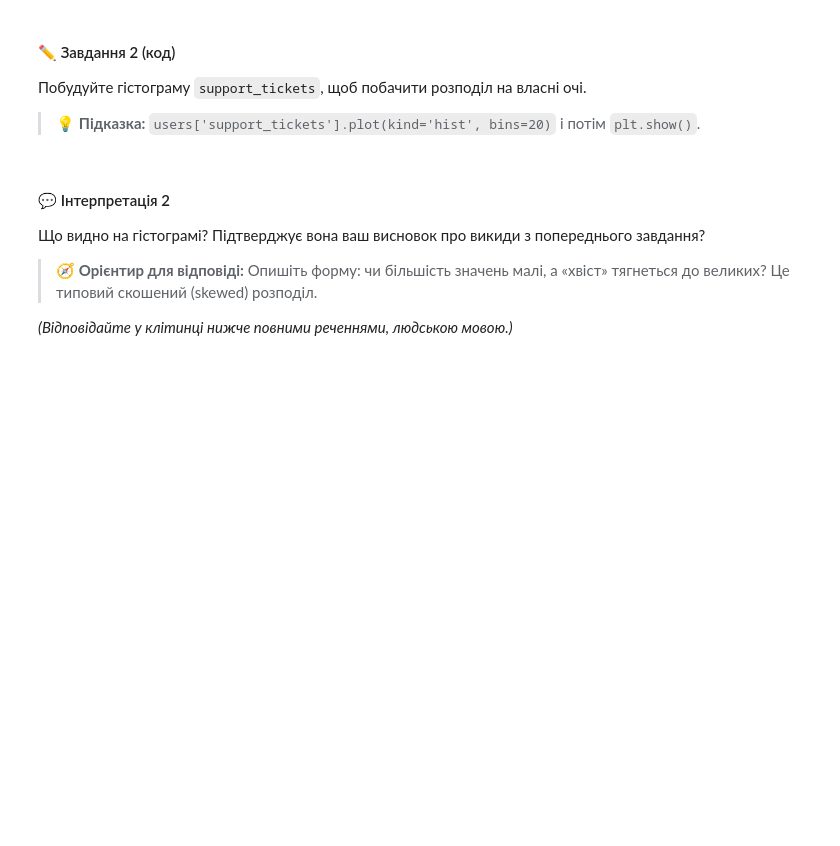
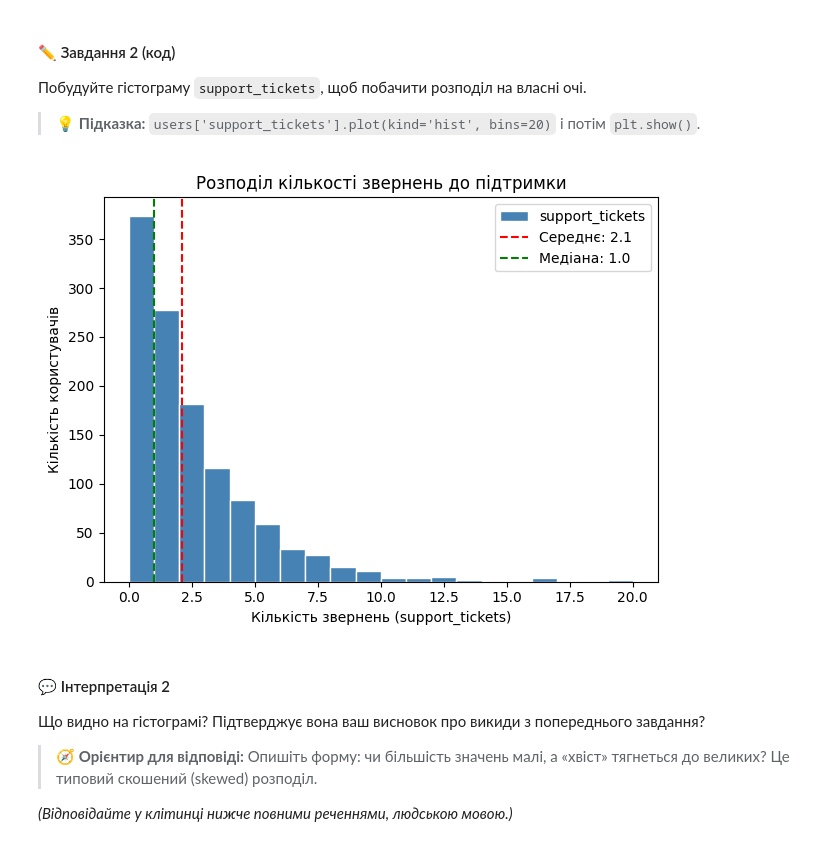
Before and after one commit to ParusSlava/DTA_2026, a Jupyter notebook: homework/19_06_26_nazar_practice_stat_tests_HARDER.ipynb, the cells around one changed output. Saved outputs shown, nothing was run; the diff lists cells and outputs as text; code cells hidden in the pictures; blank space fills up the shorter version.

```diff
--- a/homework/19_06_26_nazar_practice_stat_tests_HARDER.ipynb
+++ b/homework/19_06_26_nazar_practice_stat_tests_HARDER.ipynb
@@ -97,3 +127,16 @@ users.head()
+# %%
+# Завдання 2:
+users['support_tickets'].plot(kind='hist', bins=20, color='steelblue', edgecolor='white')
+plt.title('Розподіл кількості звернень до підтримки')
+plt.xlabel('Кількість звернень (support_tickets)')
+plt.ylabel('Кількість користувачів')
+plt.axvline(users['support_tickets'].mean(), color='red', linestyle='--', label=f"Середнє: {users['support_tickets'].mean():.1f}")
+plt.axvline(users['support_tickets'].median(), color='green', linestyle='--', label=f"Медіана: {users['support_tickets'].median():.1f}")
+plt.legend()
+plt.tight_layout()
+plt.show()
+# %% [output]
+[figure, added]
 # %% [markdown]
 #### 💬 Інтерпретація 2
 
```
Also changed, not shown: parts of 15 cells of this notebook.
